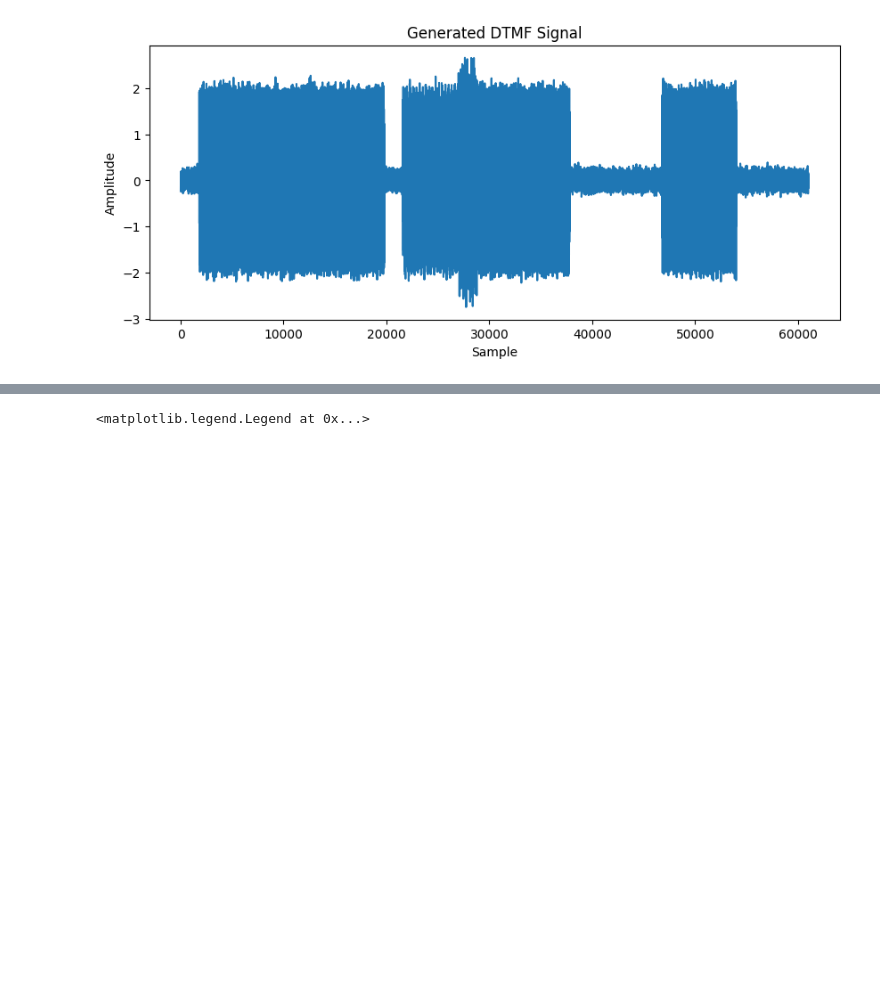
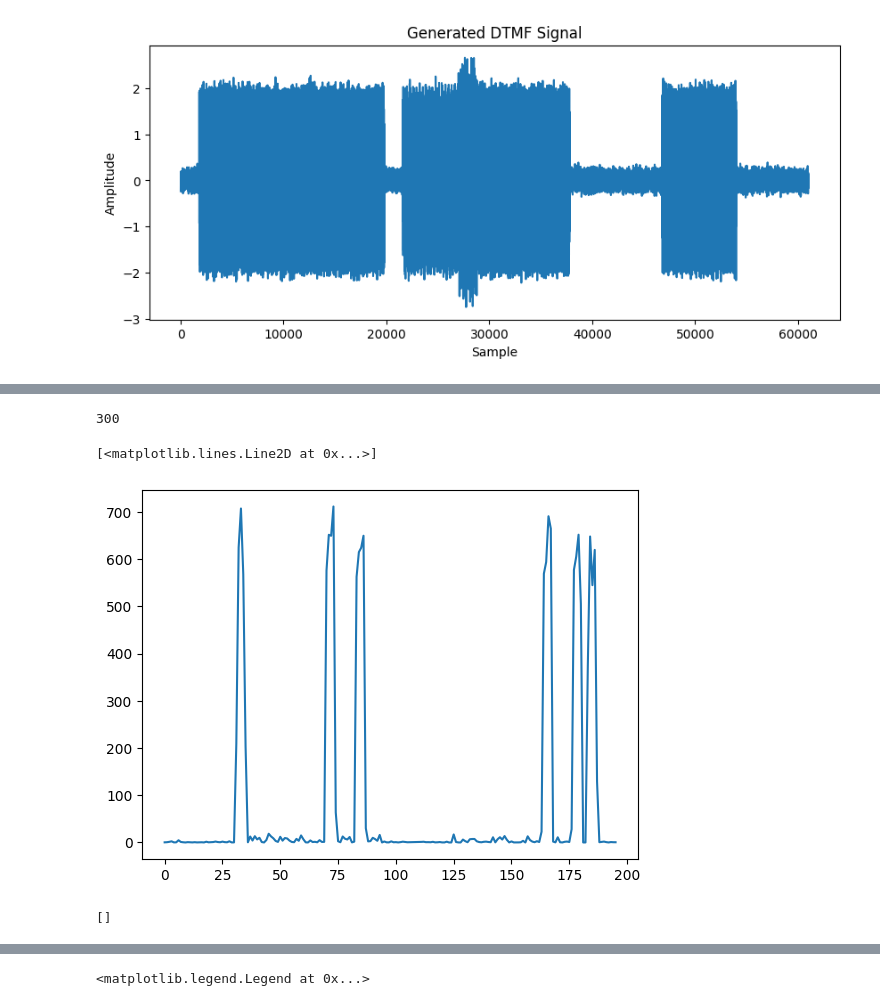
Before and after one commit to erikson1970/006_DTMF_Decoder, a Jupyter notebook: DTMF_detector.ipynb, the cells around one changed output, grey strips where cells are left out. Drawn from its saved outputs; the diff is of its cells as text; code cells hidden in the pictures; blank space fills up the shorter version.

```diff
--- a/DTMF_detector.ipynb
+++ b/DTMF_detector.ipynb
@@ -518,0 +642,73 @@ mailto:msavai@mathworks.com;abhattac@mathworks.com;bradwand@mathworks.com?subjec
+# %%
+decoder.threshold
+# %% [output]
+300
+# %%
+plt.plot(np.array(detected_frequencies)[:,5])
+# %% [output]
+[<matplotlib.lines.Line2D at 0x...>]
+[figure, added]
+# %%
+import numpy as np
+
+class DTMFDecoder:
+    # Class constants
+    # LOW_FREQS = [697, 770, 852, 941]
+    # HIGH_FREQS = [1209, 1336, 1477, 1633]
+    # DTMF_SYMBOLS = {
+    #     (697, 1209): '1', (697, 1336): '2', (697, 1477): '3', (697, 1633): 'A',
+    #     (770, 1209): '4', (770, 1336): '5', (770, 1477): '6', (770, 1633): 'B',
+    #     (852, 1209): '7', (852, 1336): '8', (852, 1477): '9', (852, 1633): 'C',
+    #     (941, 1209): '*', (941, 1336): '0', (941, 1477): '#', (941, 1633): 'D'
+    # }
+
+    def __init__(self, threshold=0.8, m=5, n=10,
+                 low_freqs=[697, 770, 852, 941],
+                 high_freqs = [1209, 1336, 1477, 1633],
+                 symbols="123A456B789C*0#D"):
+        # Class constants
+        self.LOW_FREQS=low_freqs
+        self.HIGH_FREQS=high_freqs
+        self.DTMF_SYMBOLS={ (ll,hh):symbols[ii*(len(high_freqs)) + jj]
+                           for ii,ll in enumerate(low_freqs)
+                           for jj,hh in enumerate(high_freqs) }
+        self.threshold = threshold
+        self.m = m
+        self.n = n
+        self.state = {freq: [0] * n for freq in self.LOW_FREQS + self.HIGH_FREQS}
+
+    def process_time_series(self, streams):
+        symbols = []
+        for i in range(len(streams[0])):
+            active_low = []
+            active_high = []
+
+            # Update state
+            for idx, freq in enumerate(self.LOW_FREQS + self.HIGH_FREQS):
+                self.state[freq].append(1 if streams[idx][i] > self.threshold else 0)
+                self.state[freq] = self.state[freq][-self.n:]
+
+            # Determine active frequencies
+            for freq in self.LOW_FREQS:
+                if sum(self.state[freq]) >= self.m:
+                    active_low.append(freq)
+            for freq in self.HIGH_FREQS:
+                if sum(self.state[freq]) >= self.m:
+                    active_high.append(freq)
+
+            # Determine DTMF symbol
+            for low in active_low:
+                for high in active_high:
+                    if (low, high) in self.DTMF_SYMBOLS:
+                        symbols.append(self.DTMF_SYMBOLS[(low, high)])
+                        break
+
+        return symbols
+
+# Example usage with dummy data
+streams = [np.random.rand(100) for _ in range(8)]  # Replace with actual time series data
+decoder = DTMFDecoder()
+symbols = decoder.process_time_series(streams)
+print(symbols)
+# %% [output]
+[]
```
Also changed, not shown: parts of 5 cells of this notebook.
